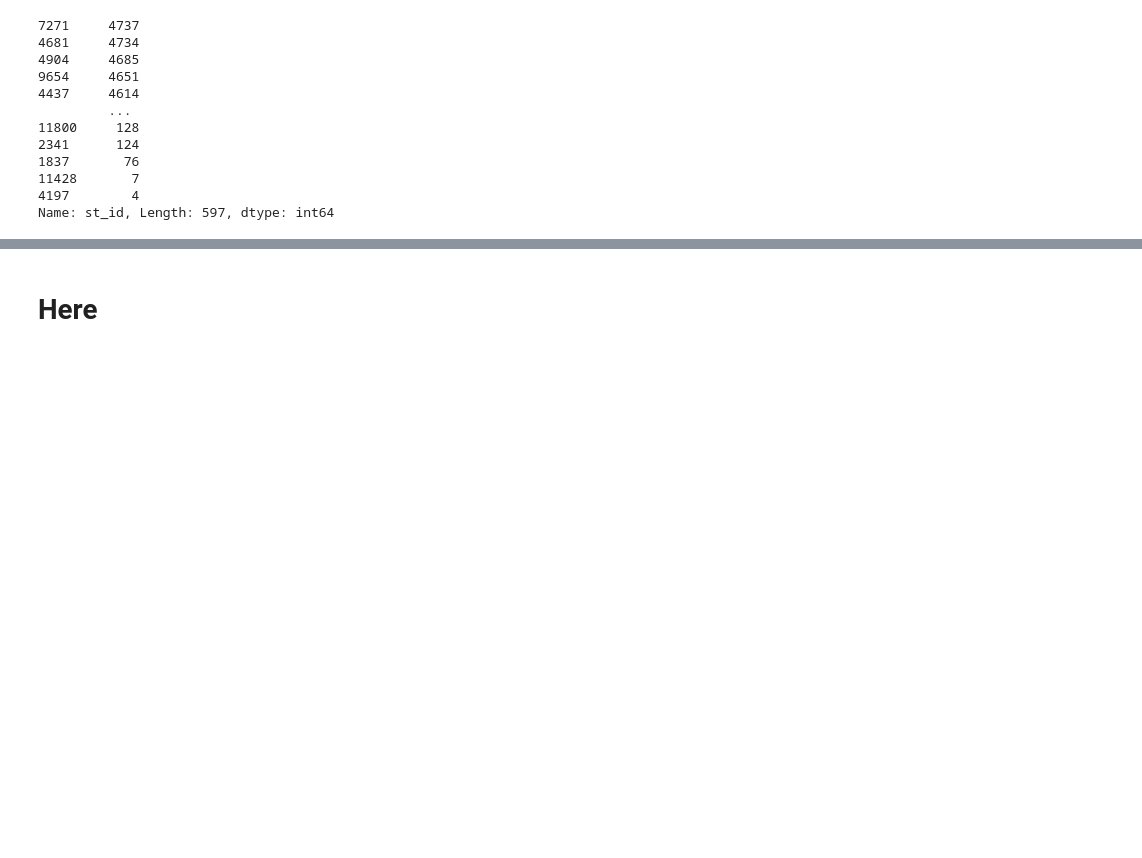
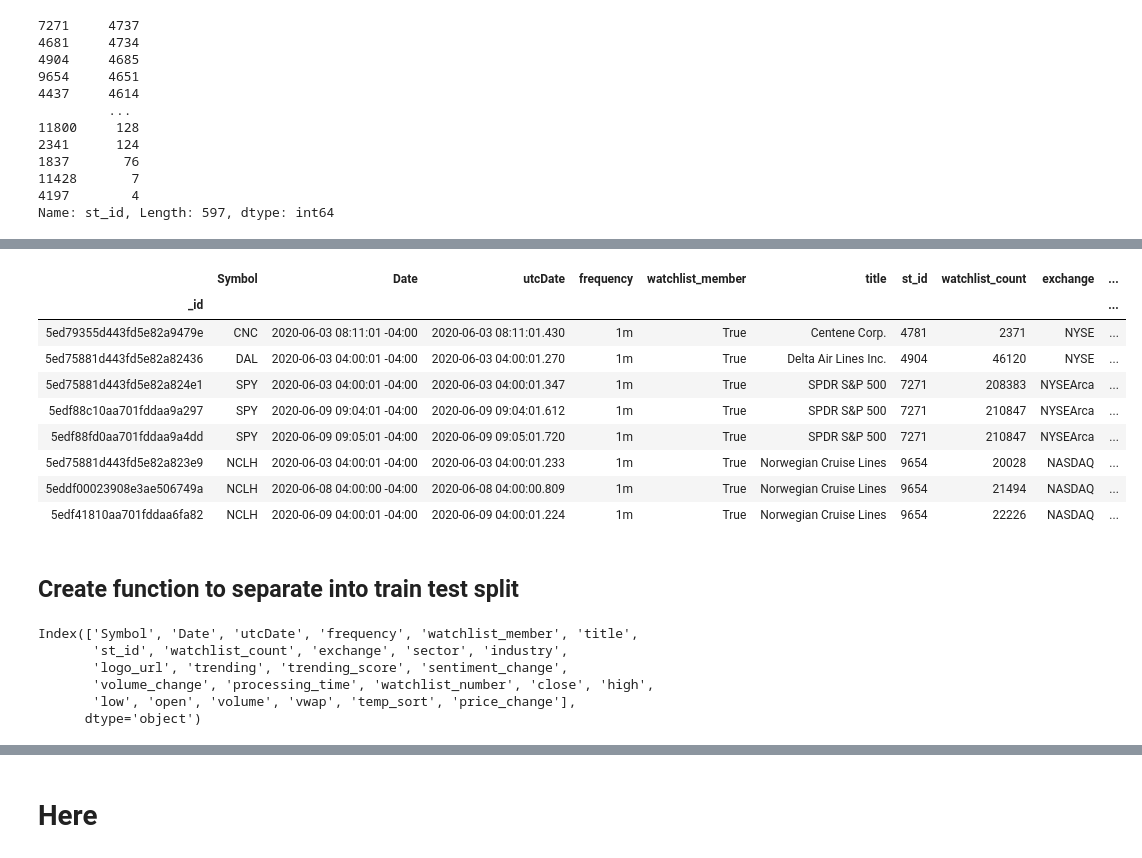
Before and after one commit to jcanque777/stock_market_data_prediction, a Jupyter notebook: msft_data.ipynb, the cells around one changed output, grey strips where cells are left out. Cells and saved outputs as stored; diff of their text form; code cells hidden in the pictures; blank space fills up the shorter version.

```diff
--- a/msft_data.ipynb
+++ b/msft_data.ipynb
@@ -2293,0 +2304,9 @@ df_5s = deepcopy(df.loc[df['st_id'].isin(stocks)])
+# %%
+# create new column with st_id and date
+df_5s['groupby_stocks'] = df_5s['st_id'].astype(str) + ' ' + df_5s['Date']
+# %%
+df_5s = df_5s.sort_values('groupby_stocks')
+# %%
+# the problem with this approach is that outlier will happen
+# it's incorrect
+df_5s['price_change'] = df_5s['close'].pct_change()
@@ -2293,0 +2325,15 @@ df_5s = deepcopy(df.loc[df['st_id'].isin(stocks)])
+# %%
+df_5s[abs(df_5s['price_change']) > 0.07]
+# %% [output]
+|  | Symbol | Date | utcDate | frequency | watchlist_member | title | st_id | watchlist_count | exchange | ... |
+| _id |  |  |  |  |  |  |  |  |  | ... |
+| 5ed79355d443fd5e82a9479e | CNC | 2020-06-03 08:11:01 -04:00 | 2020-06-03 08:11:01.430 | 1m | True | Centene Corp. | 4781 | 2371 | NYSE | ... |
+| 5ed75881d443fd5e82a82436 | DAL | 2020-06-03 04:00:01 -04:00 | 2020-06-03 04:00:01.270 | 1m | True | Delta Air Lines Inc. | 4904 | 46120 | NYSE | ... |
+| 5ed75881d443fd5e82a824e1 | SPY | 2020-06-03 04:00:01 -04:00 | 2020-06-03 04:00:01.347 | 1m | True | SPDR S&P 500 | 7271 | 208383 | NYSEArca | ... |
+| 5edf88c10aa701fddaa9a297 | SPY | 2020-06-09 09:04:01 -04:00 | 2020-06-09 09:04:01.612 | 1m | True | SPDR S&P 500 | 7271 | 210847 | NYSEArca | ... |
+| 5edf88fd0aa701fddaa9a4dd | SPY | 2020-06-09 09:05:01 -04:00 | 2020-06-09 09:05:01.720 | 1m | True | SPDR S&P 500 | 7271 | 210847 | NYSEArca | ... |
+| 5ed75881d443fd5e82a823e9 | NCLH | 2020-06-03 04:00:01 -04:00 | 2020-06-03 04:00:01.233 | 1m | True | Norwegian Cruise Lines | 9654 | 20028 | NASDAQ | ... |
+| 5eddf00023908e3ae506749a | NCLH | 2020-06-08 04:00:00 -04:00 | 2020-06-08 04:00:00.809 | 1m | True | Norwegian Cruise Lines | 9654 | 21494 | NASDAQ | ... |
+| 5edf41810aa701fddaa6fa82 | NCLH | 2020-06-09 04:00:01 -04:00 | 2020-06-09 04:00:01.224 | 1m | True | Norwegian Cruise Lines | 9654 | 22226 | NASDAQ | ... |
+# %% [markdown]
+## Create function to separate into train test split
@@ -2293,0 +2347,9 @@ df_5s = deepcopy(df.loc[df['st_id'].isin(stocks)])
+# %%
+df.columns
+# %% [output]
+Index(['Symbol', 'Date', 'utcDate', 'frequency', 'watchlist_member', 'title',
+       'st_id', 'watchlist_count', 'exchange', 'sector', 'industry',
+       'logo_url', 'trending', 'trending_score', 'sentiment_change',
+       'volume_change', 'processing_time', 'watchlist_number', 'close', 'high',
+       'low', 'open', 'volume', 'vwap', 'temp_sort', 'price_change'],
+      dtype='object')
```
Also changed, not shown: parts of 11 cells of this notebook.
